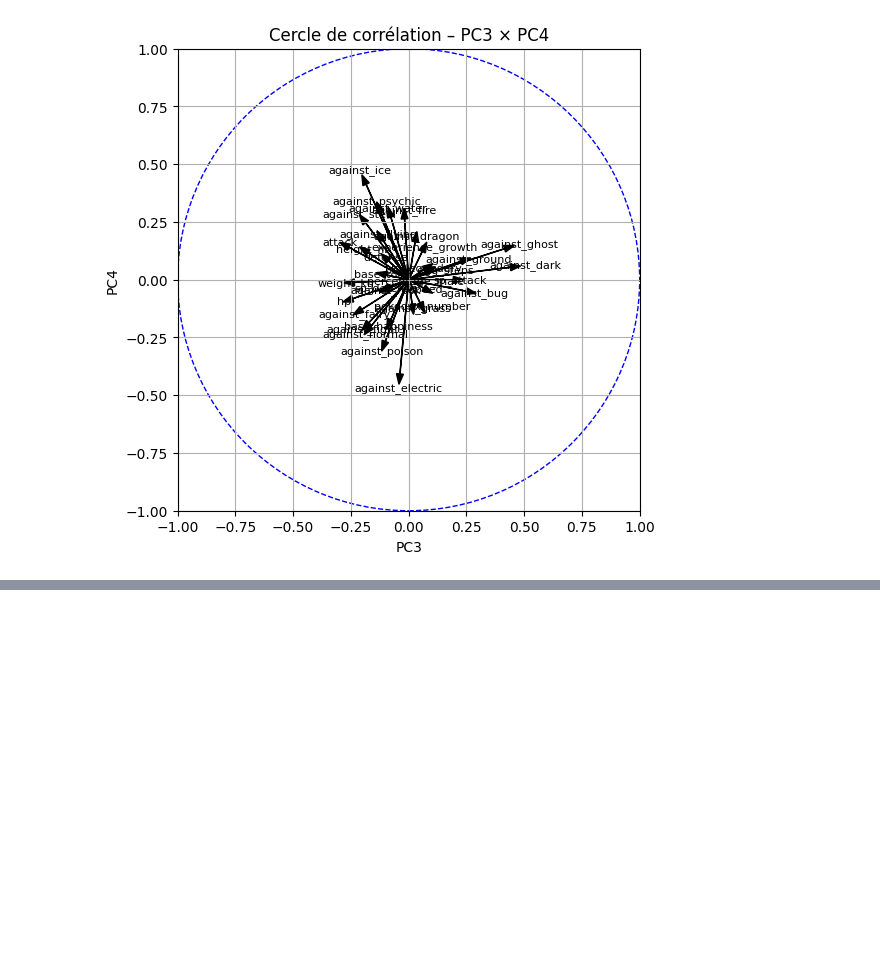
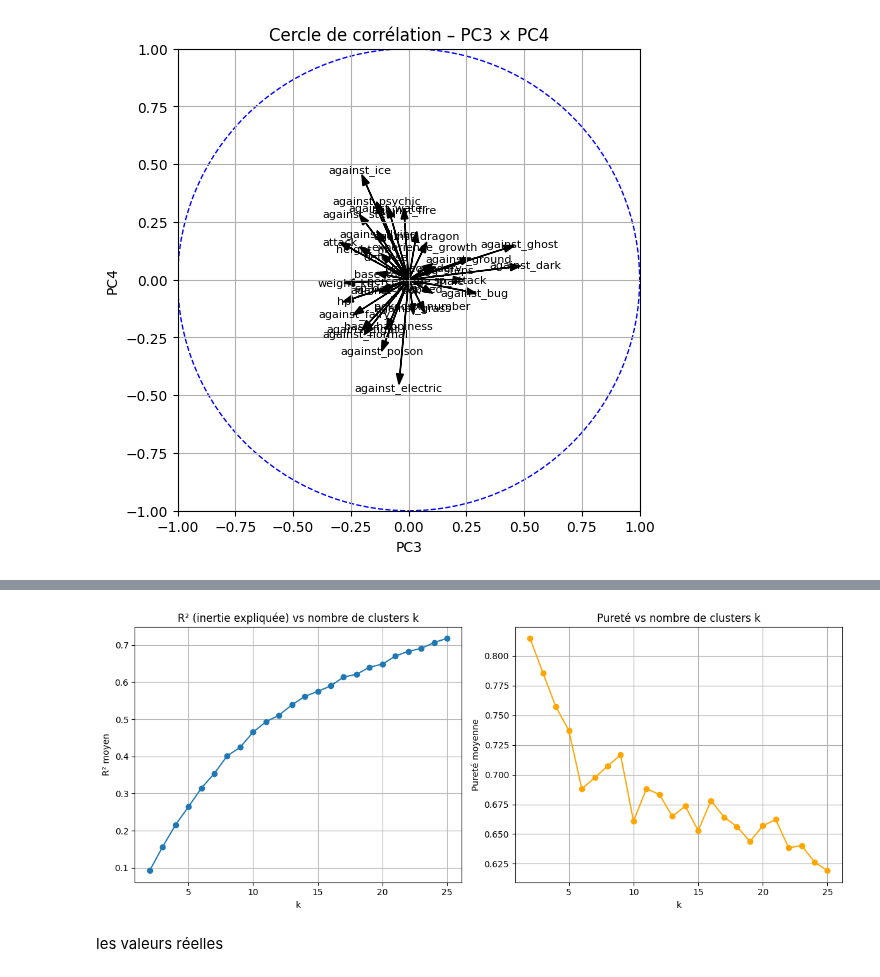
Before and after one commit to olfabre/DataMaining_Master_2, a Jupyter notebook: TP2_1_V2.ipynb, the cells around one changed output, grey strips where cells are left out. Cells and saved outputs as stored; diff of their text form; code cells hidden in the pictures; blank space fills up the shorter version.

```diff
--- a/TP2_1_V2.ipynb
+++ b/TP2_1_V2.ipynb
@@ -292,0 +295,71 @@ plot_correlation_circle(pca, (2, 3))
+# %%
+import pandas as pd
+from sklearn.preprocessing import StandardScaler
+from sklearn.impute import SimpleImputer
+from sklearn.cluster import KMeans
+from sklearn.metrics import r2_score
+from sklearn.preprocessing import LabelEncoder
+import matplotlib.pyplot as plt
+import seaborn as sns
+import numpy as np
+
+# 1. Chargement
+df = pd.read_csv("pokemons_first.csv")
+
+# 2. Sélection numérique
+cols_num = df.select_dtypes(include=['float64', 'int64']).columns
+X = df[cols_num]
+
+# 3. Imputation + standardisation
+X_imputed = SimpleImputer(strategy='median').fit_transform(X)
+X_scaled = StandardScaler().fit_transform(X_imputed)
+
+# 4. Encodage de type1 pour la pureté
+y_true = LabelEncoder().fit_transform(df['type1'])
+
+# 5. Boucle sur k
+k_range = range(2, 26)
+r2_scores = []
+purity_scores = []
+
+for k in k_range:
+    r2_list = []
+    purity_list = []
+    for _ in range(10):  # 10 initialisations aléatoires
+        kmeans = KMeans(n_clusters=k, n_init=1, random_state=None)
+        labels = kmeans.fit_predict(X_scaled)
+
+        # R² (coefficient de détermination)
+        r2 = r2_score(X_scaled, kmeans.cluster_centers_[labels])
+        r2_list.append(r2)
+
+        # Pureté
+        purity = sum([max(np.bincount(labels[y_true == t])) for t in np.unique(y_true)]) / len(y_true)
+        purity_list.append(purity)
+
+    r2_scores.append(np.mean(r2_list))
+    purity_scores.append(np.mean(purity_list))
+
+# 6. Graphiques
+plt.figure(figsize=(12, 5))
+
+plt.subplot(1, 2, 1)
+plt.plot(k_range, r2_scores, marker='o')
+plt.title("R² (inertie expliquée) vs nombre de clusters k")
+plt.xlabel("k")
+plt.ylabel("R² moyen")
+plt.grid(True)
+
+plt.subplot(1, 2, 2)
+plt.plot(k_range, purity_scores, marker='o', color='orange')
+plt.title("Pureté vs nombre de clusters k")
+plt.xlabel("k")
+plt.ylabel("Pureté moyenne")
+plt.grid(True)
+
+plt.tight_layout()
+plt.show()
+# %% [output]
+[figure, added]
+# %% [markdown]
+les valeurs réelles
```
Also changed, not shown: parts of 2 cells of this notebook.
